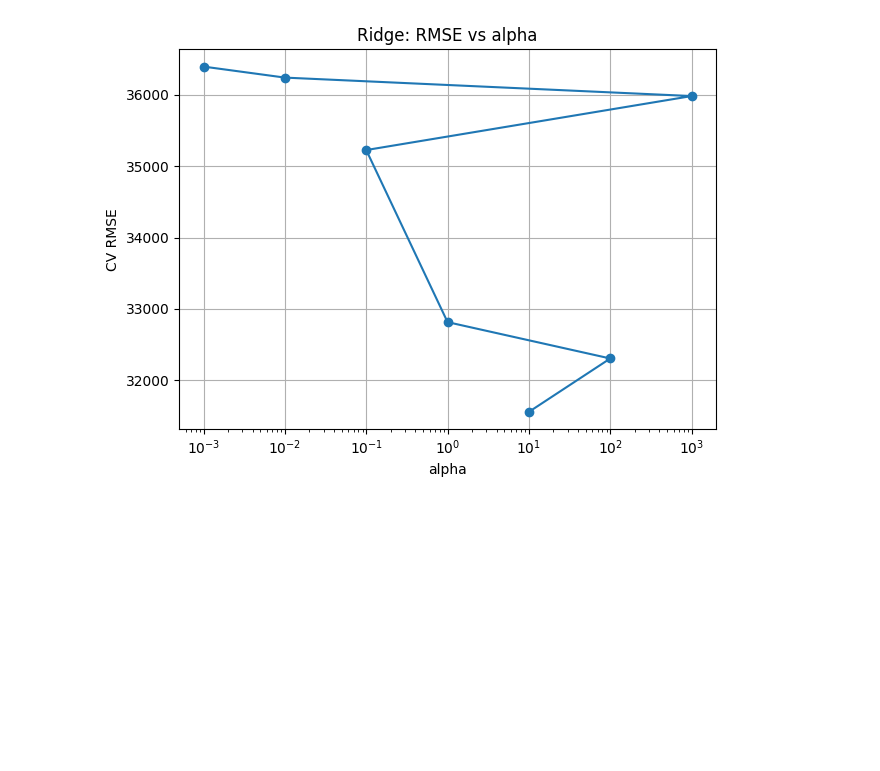
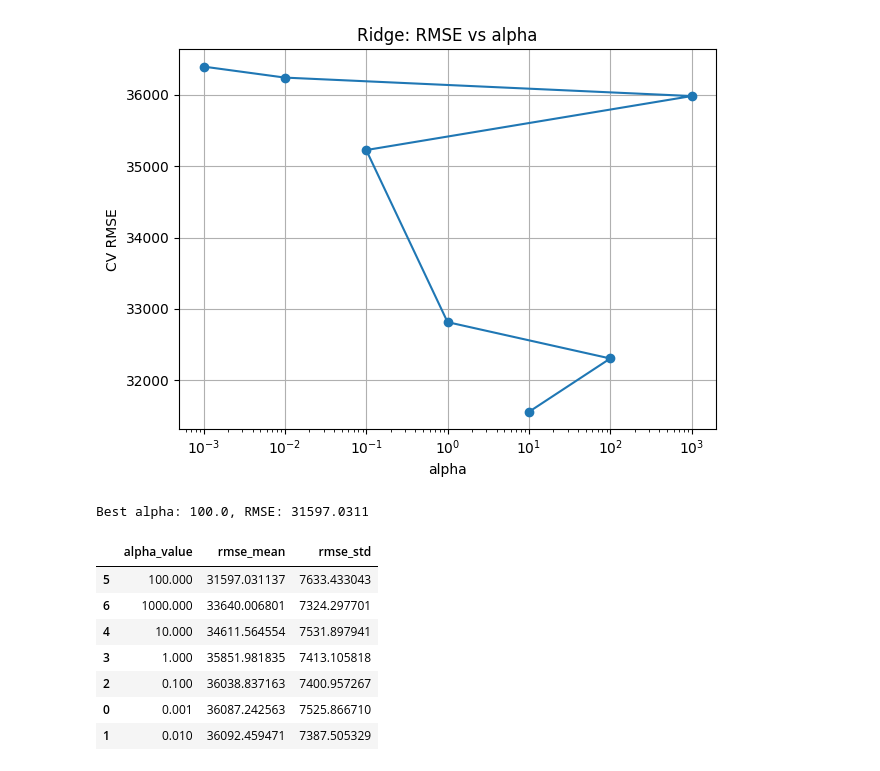
Before and after one commit to Uvlazhnitel/House-prices-regression, a Jupyter notebook: notebooks/03_ridge_lasso_alpha_search.ipynb, the cells around one changed output. Saved outputs shown, nothing was run; the diff lists cells and outputs as text; code cells hidden in the pictures; blank space fills up the shorter version.

Commit message:
Add evaluation of Lasso regression for multiple alpha values and report RMSE metrics

```diff
--- a/notebooks/03_ridge_lasso_alpha_search.ipynb
+++ b/notebooks/03_ridge_lasso_alpha_search.ipynb
@@ -175,3 +176,55 @@ plt.tight_layout()
 plt.savefig(REPORTS_DIR / "figures" / "ridge_alpha_curve.png")
 # %% [output]
 [figure]
+# %%
+lasso_results = []
+
+alpha_values = [0.001, 0.01, 0.1, 1, 10, 100, 1000]
+
+# Evaluate Lasso regression for different alpha values
+for alpha in alpha_values:
+    pipeline = Pipeline(
+        steps=[
+            ("preprocessor", preprocessor),
+            ("regressor", Lasso(alpha=alpha, max_iter=10000)),
+        ]
+    )
+
+    cv_scores = cross_validate(
+        pipeline,
+        X_train,
+        y_train,
+        cv=cv,
+        scoring="neg_root_mean_squared_error",
+        n_jobs=-1,
+        return_train_score=False,
+    )
+
+    rmse_values = -cv_scores["test_score"]
+
+    lasso_result = {
+        "alpha_value": alpha,
+        "rmse_mean": rmse_values.mean(),
+        "rmse_std": rmse_values.std(),
+    }
+
+    lasso_results.append(lasso_result)
+
+# Create DataFrame and sort by RMSE mean
+lasso_results_df = pd.DataFrame(lasso_results)
+lasso_results_df = lasso_results_df.sort_values(by="rmse_mean")
+
+# Display the best alpha value
+best_alpha = lasso_results_df.iloc[0]
+print(f"Best alpha: {best_alpha['alpha_value']}, RMSE: {best_alpha['rmse_mean']:.4f}")
+lasso_results_df
+# %% [output]
+Best alpha: 100.0, RMSE: 31597.0311
+|  | alpha_value | rmse_mean | rmse_std |
+| 5 | 100.000 | 31597.031137 | 7633.433043 |
+| 6 | 1000.000 | 33640.006801 | 7324.297701 |
+| 4 | 10.000 | 34611.564554 | 7531.897941 |
+| 3 | 1.000 | 35851.981835 | 7413.105818 |
+| 2 | 0.100 | 36038.837163 | 7400.957267 |
+| 0 | 0.001 | 36087.242563 | 7525.866710 |
+| 1 | 0.010 | 36092.459471 | 7387.505329 |
```
Also changed, not shown: parts of 1 cell of this notebook.
